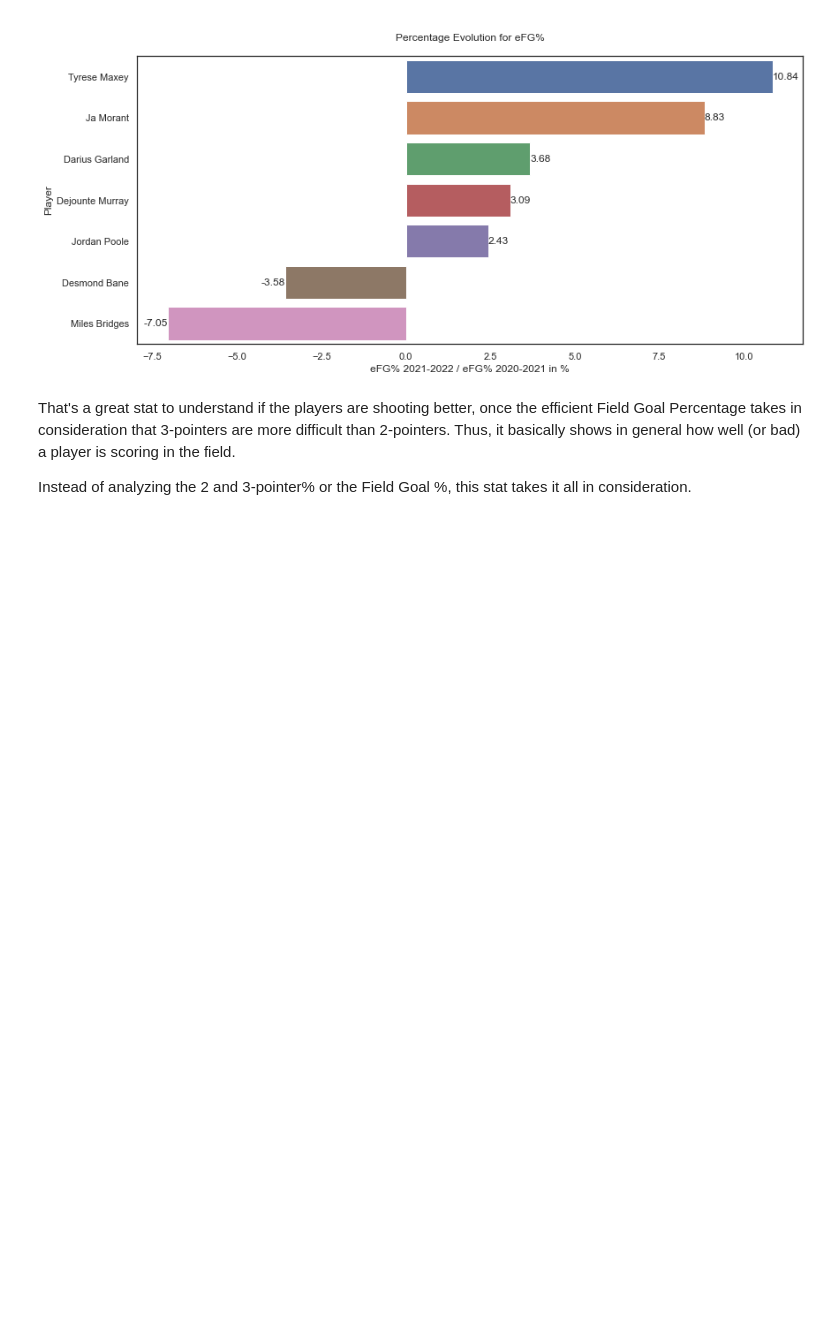
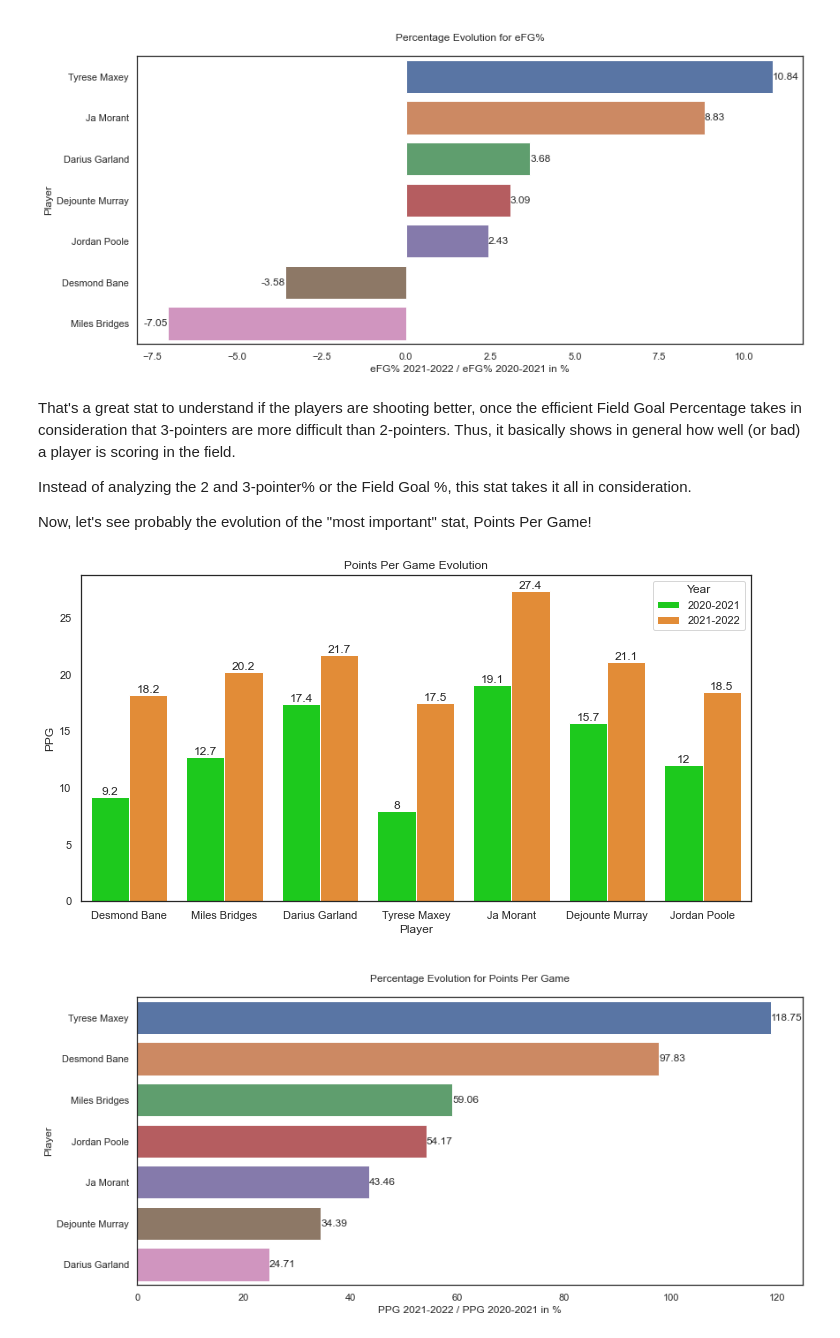
Before and after one commit to victorleaoo/NBA-Data-Science-Project, a Jupyter notebook: NBA.ipynb, the cells around one changed output. Drawn from its saved outputs; the diff is of its cells as text; code cells hidden in the pictures; blank space fills up the shorter version.

```diff
--- a/NBA.ipynb
+++ b/NBA.ipynb
@@ -588,3 +588,50 @@ plt.show()
 That's a great stat to understand if the players are shooting better, once the efficient Field Goal Percentage takes in consideration that 3-pointers are more difficult than 2-pointers. Thus, it basically shows in general how well (or bad) a player is scoring in the field.
 
 Instead of analyzing the 2 and 3-pointer% or the Field Goal %, this stat takes it all in consideration.
+
+Now, let's see probably the evolution of the "most important" stat, Points Per Game!
+# %%
+# Points Evolution
+sns.set(style="white")
+
+fig, ax = plt.subplots(figsize=(12,6))
+colors = ["#00e600", "#ff8c1a"]
+sns.barplot(x="Player", y="PTS",hue="Year", palette=colors, data=mip_dataset)
+ax.set_title("Points Per Game Evolution",fontdict= {'size':12})
+ax.xaxis.set_label_text("Player",fontdict= {'size':12})
+ax.yaxis.set_label_text("PPG",fontdict= {'size':12})
+for container in ax.containers:
+    ax.bar_label(container)
+plt.show()
+
+# Evolution in %
+pts_evolution = {}
+
+for i in range(0, len(mip_dataset['Player']), 1):
+    player_name = mip_dataset.iloc[i]['Player']
+    pts_2020 = mip_dataset.iloc[i]['PTS']
+    for j in range(i+1, len(mip_dataset), 1):
+        if mip_dataset.iloc[j]['Player'] == player_name:
+            pts_2021 = mip_dataset.iloc[j]['PTS']
+            percentage_evolution = round(((pts_2021/pts_2020) - 1)*100, 2)
+            pts_evolution[player_name] = percentage_evolution
+
+pts_evolution = {k: v for k, v in sorted(pts_evolution.items(), key=lambda item: item[1], reverse=True)}
+players_PTS = list(pts_evolution.keys())
+values_PTS = list(pts_evolution.values())
+
+# Plot
+
+fig, ax = plt.subplots(figsize=(13.5,6))
+
+sns.barplot(y = players_PTS, x = values_PTS, orient = "h")
+
+plt.ylabel('Player')
+plt.xlabel('PPG 2021-2022 / PPG 2020-2021 in %')
+plt.title('\nPercentage Evolution for Points Per Game\n')
+for container in ax.containers:
+    ax.bar_label(container)
+plt.show()
+# %% [output]
+[figure, added]
+[figure, added]
```
Also changed, not shown: parts of 1 cell of this notebook.
